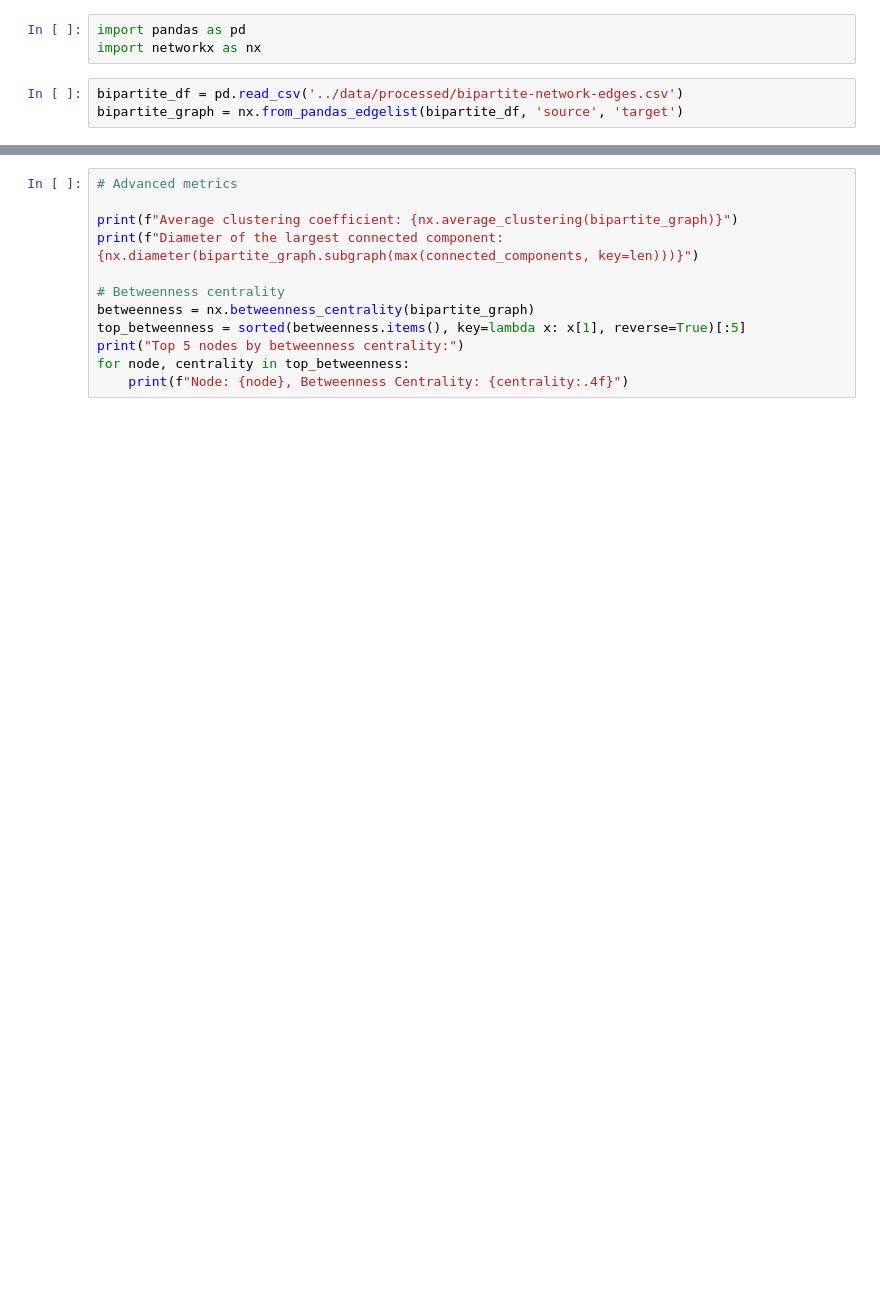
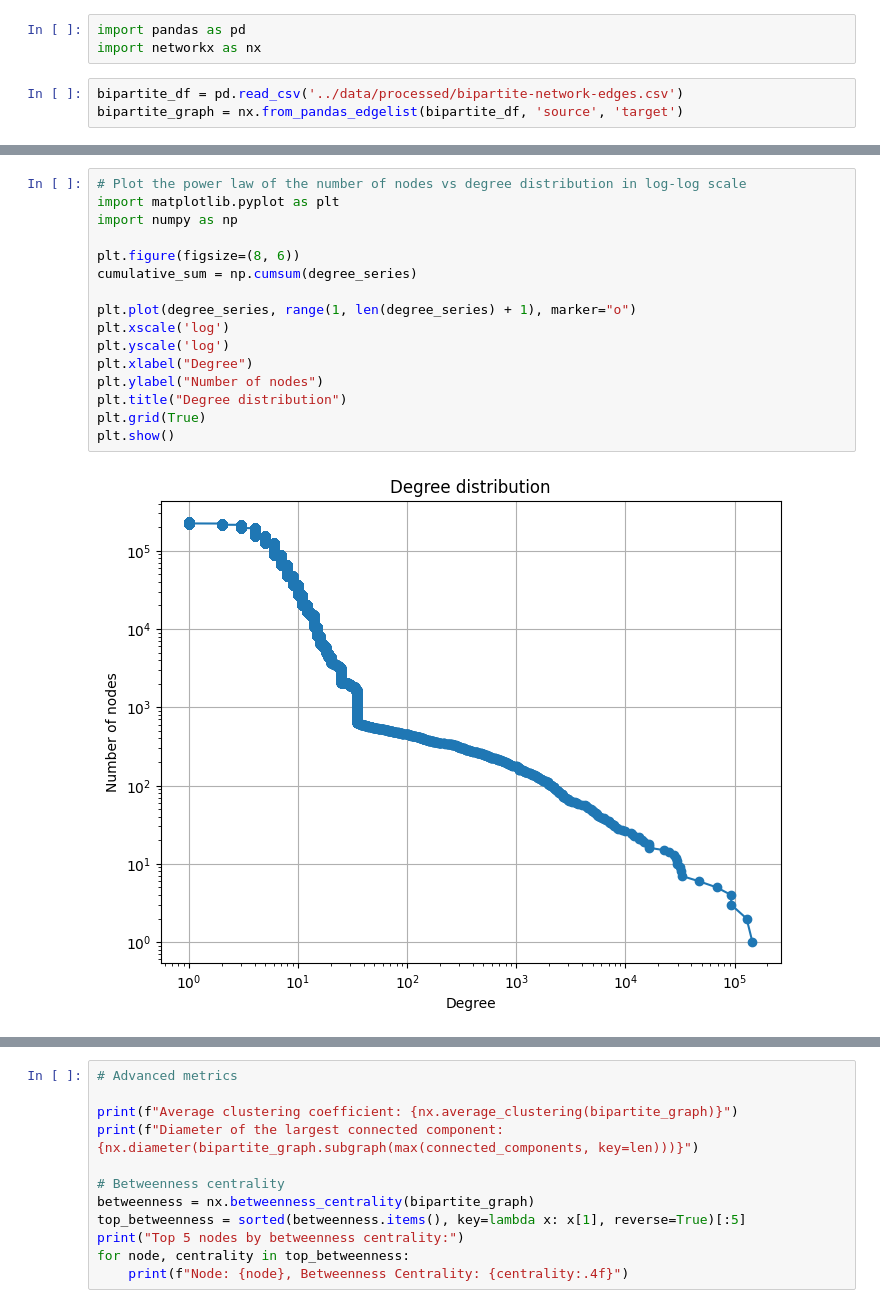
Before and after one commit to MylenaRoberta/medications-and-side-effects-networks, a Jupyter notebook: notebooks/03_initial-network-analysis.ipynb, the cells around one changed output, grey strips where cells are left out. Saved outputs shown, nothing was run; the diff lists cells and outputs as text; blank space fills up the shorter version.

Commit message:
wip: add more analysis of the graph

```diff
--- a/notebooks/03_initial-network-analysis.ipynb
+++ b/notebooks/03_initial-network-analysis.ipynb
@@ -37,0 +79,18 @@ Top 5 nodes by degree: [145675, 128702, 93113, 92904, 68533]
+# %%
+# Plot the power law of the number of nodes vs degree distribution in log-log scale
+import matplotlib.pyplot as plt
+import numpy as np
+
+plt.figure(figsize=(8, 6))
+cumulative_sum = np.cumsum(degree_series)
+
+plt.plot(degree_series, range(1, len(degree_series) + 1), marker="o")
+plt.xscale('log')
+plt.yscale('log')
+plt.xlabel("Degree")
+plt.ylabel("Number of nodes")
+plt.title("Degree distribution")
+plt.grid(True)
+plt.show()
+# %% [output]
+[figure, added]
```
Also changed, not shown: parts of 6 cells of this notebook.
